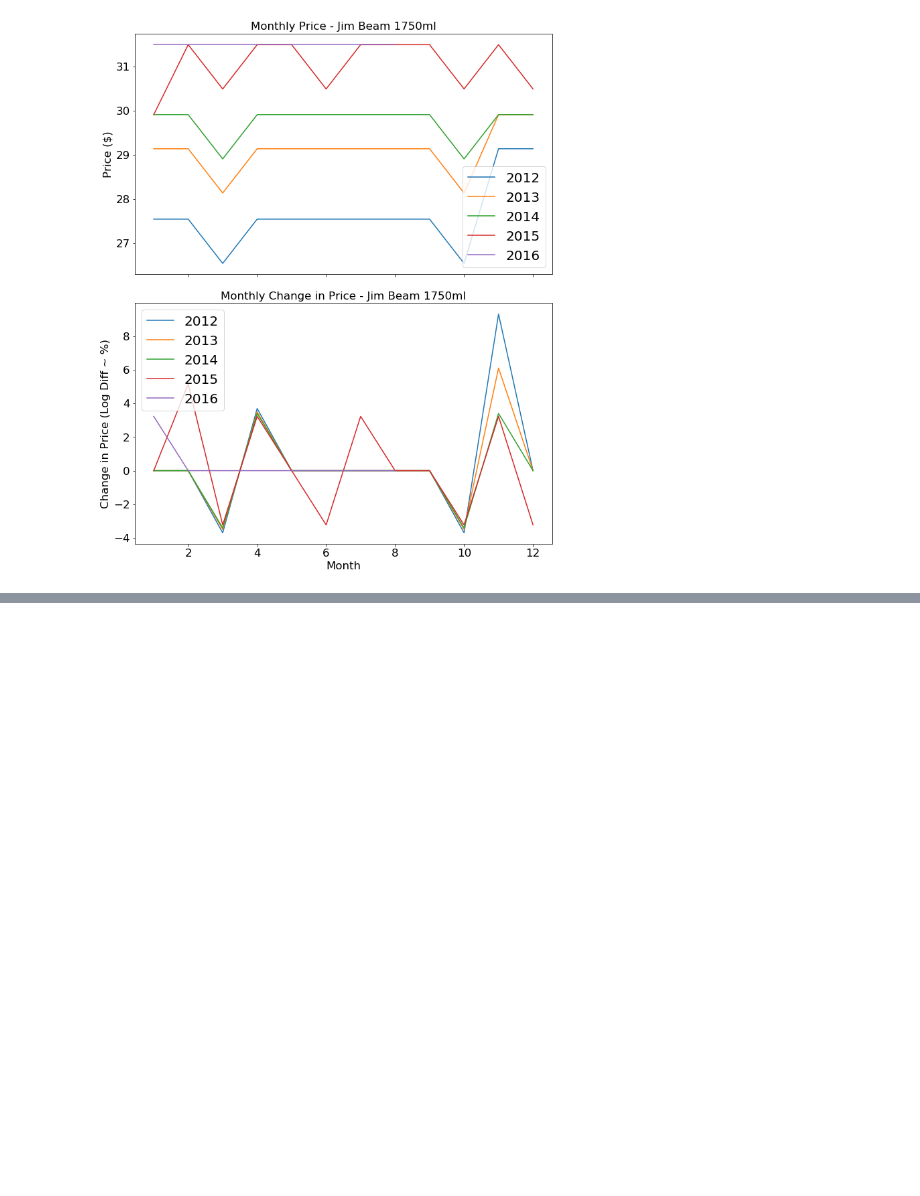
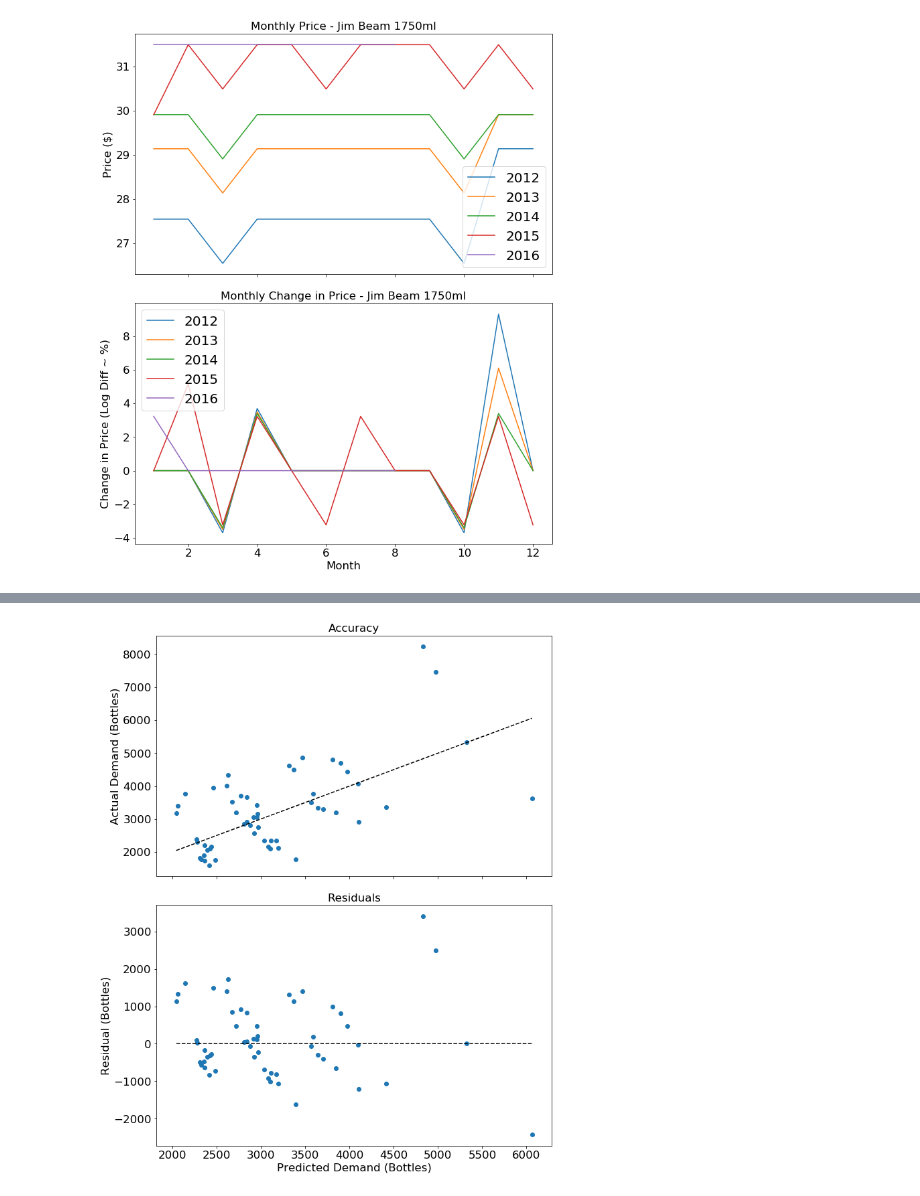
Before and after one commit to nicholsonjohnc/promotion-optimization, a Jupyter notebook: Analysis.ipynb, the cells around one changed output, grey strips where cells are left out. Cells and saved outputs as stored; diff of their text form; code cells hidden in the pictures; blank space fills up the shorter version.

```diff
--- a/Untitled.ipynb
+++ b/Analysis.ipynb
@@ -187,0 +276,8 @@ fig.savefig('img/monthly_change_price.png')
+# %%
+ridge_regression = Ridge(alpha=10.5)
+betas, errors, predictions = loocv(X, y, model=ridge_regression)
+# Accuracy and residual plots.
+fig, ax = acc_res_plots(np.squeeze(np.asarray(np.exp(y))), np.squeeze(np.asarray(np.exp(predictions))))
+fig.savefig('img/accuracy_residuals.png')
+# %% [output]
+[figure, added]
```
Also changed, not shown: parts of 20 cells of this notebook, 9 other files.
